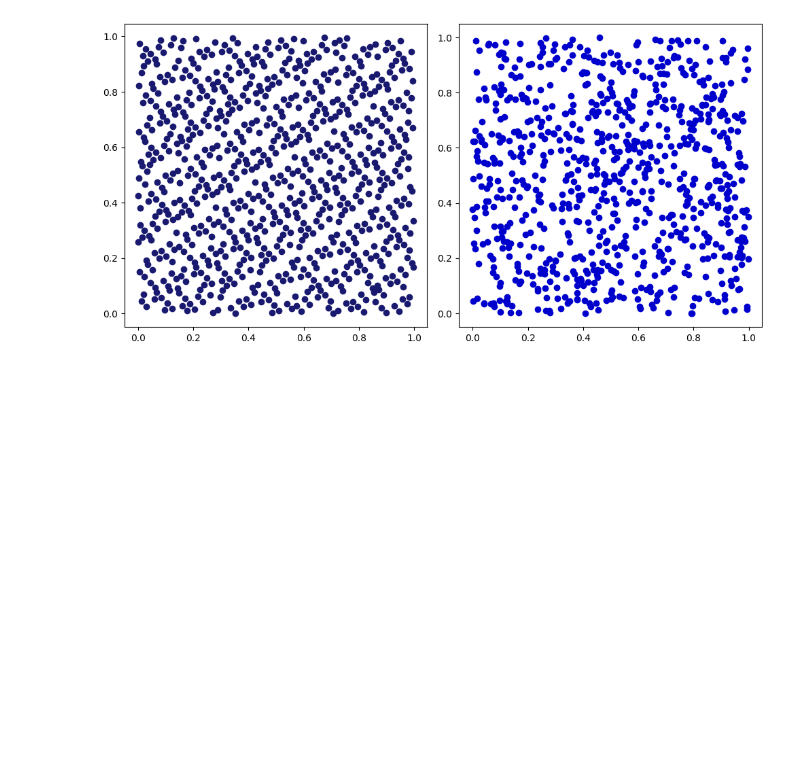
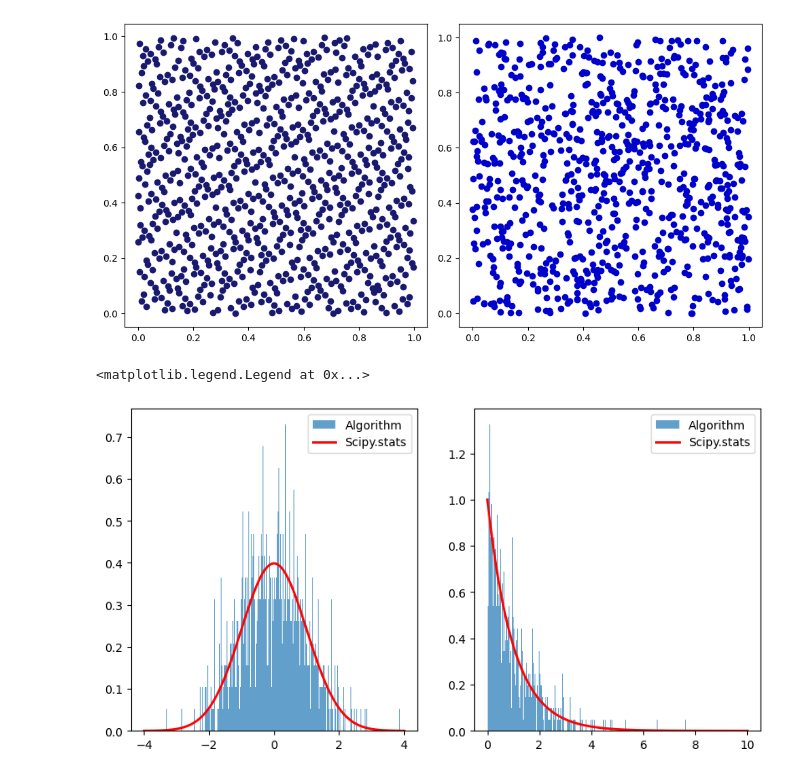
Before and after one commit to Garrma/numerical_finance, a Jupyter notebook: Generators/pseudo_vs_quasi_random.ipynb, the cells around one changed output. Drawn from its saved outputs; the diff is of its cells as text; code cells hidden in the pictures; blank space fills up the shorter version.

```diff
--- a/Generators/pseudo_vs_quasi_random.ipynb
+++ b/Generators/pseudo_vs_quasi_random.ipynb
@@ -53,3 +61,32 @@ plt.tight_layout()
 plt.show()
 # %% [output]
 [figure]
+# %%
+from scipy.stats import expon, norm
+import numpy as np
+import matplotlib.pyplot as plt
+
+# Generate sample data using your algorithm
+np.random.seed(42)  # Set a seed for reproducibility
+normal = NormalBoxMuller(0, 1).generate_sim(n_sim)
+exp = ExponentialInverseDistribution(1).generate_sim(n_sim)
+
+# Create figure and plot histograms for each distribution
+plt.figure(figsize=(15, 5))
+
+# Plot histogram for the normal distribution using scipy.stats
+plt.subplot(1, 3, 1)
+plt.hist(normal, bins=300, density=True, alpha=0.7, label="Algorithm")
+x = np.linspace(-4, 4, 100)
+plt.plot(x, norm.pdf(x, loc=0, scale=1), "r-", lw=2, label="Scipy.stats")
+plt.legend()
+
+# Plot histogram for the exponential distribution using scipy.stats
+plt.subplot(1, 3, 2)
+plt.hist(exp, bins=300, density=True, alpha=0.7, label="Algorithm")
+x = np.linspace(0, 10, 100)
+plt.plot(x, expon.pdf(x, scale=1), "r-", lw=2, label="Scipy.stats")
+plt.legend()
+# %% [output]
+<matplotlib.legend.Legend at 0x...>
+[figure, added]
```
Also changed, not shown: parts of 7 cells of this notebook.
